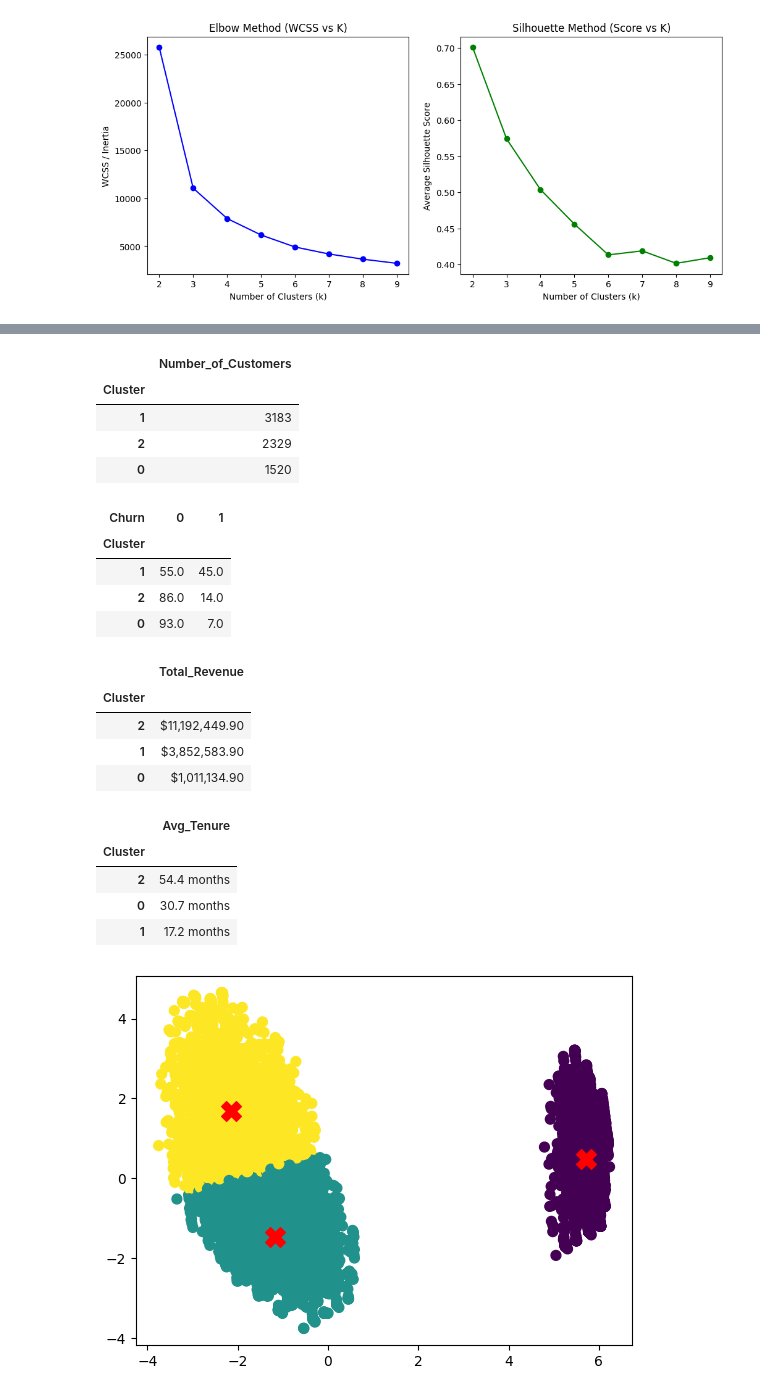
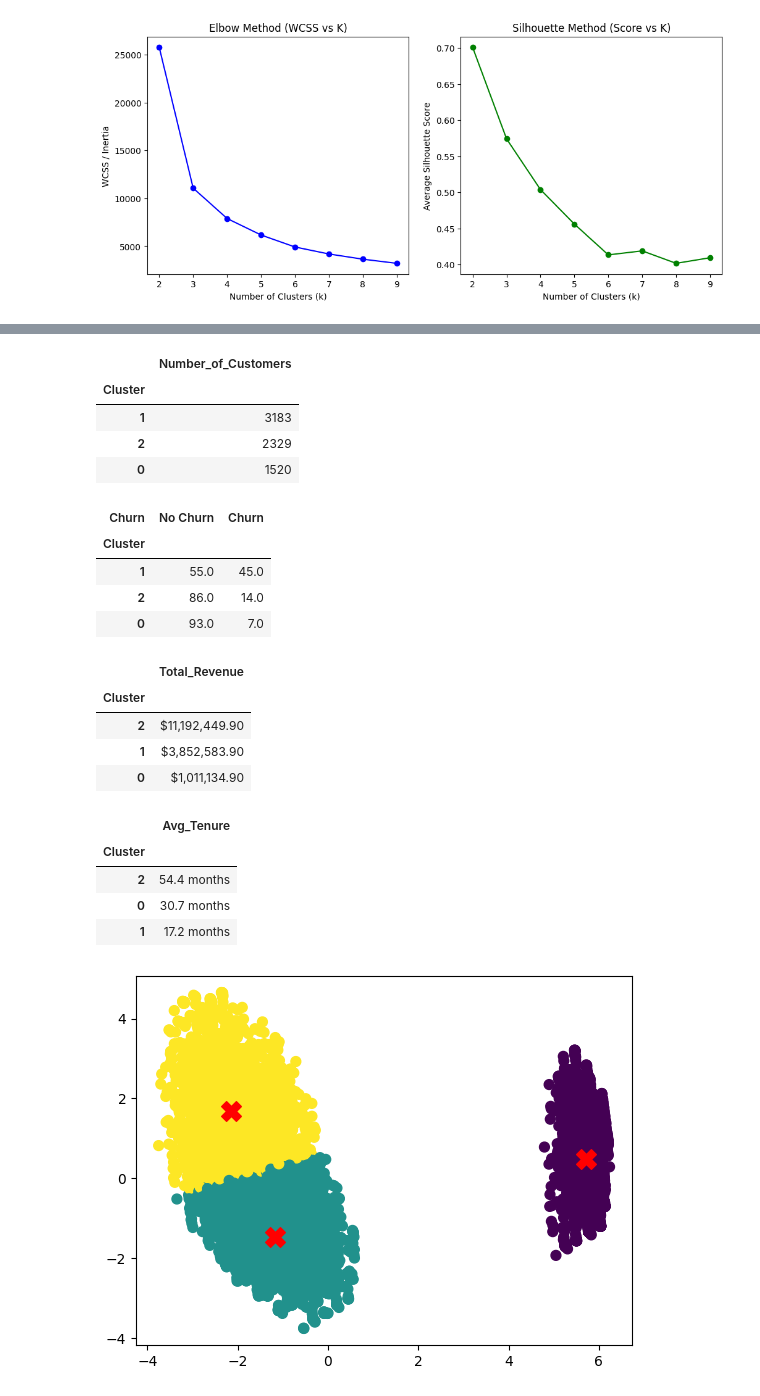
Before and after one commit to sam-volstad/churn_modeling, a Jupyter notebook: Retention.ipynb, the cells around one changed output, grey strips where cells are left out. Drawn from its saved outputs; the diff is of its cells as text; code cells hidden in the pictures.

```diff
--- a/Retention.ipynb
+++ b/Retention.ipynb
@@ -41,13 +40,40 @@ Establish dummy variables for categorical columns and prepare x_raw by removing
 # =========================
 # DATA CLEANING
 # =========================
+
+original_rows = len(df)
+
 df['TotalCharges'] = pd.to_numeric(df['TotalCharges'], errors='coerce')
+
+missing_totalcharges = df['TotalCharges'].isna().sum()
+
 df = df.dropna()
+
+final_rows = len(df)
+
 df['Churn'] = df['Churn'].map({'No': 0, 'Yes': 1})
 
 categorical_cols = df.select_dtypes(include=['object','str']).columns
 categorical_cols = categorical_cols.drop('customerID')
-df_encoded = pd.get_dummies(df, columns=categorical_cols, drop_first=True)
+df_encoded = pd.get_dummies(df, columns=list(categorical_cols), drop_first=True)
 
 x_raw = df_encoded.drop('Churn', axis=1)
 x_raw = x_raw.drop(['customerID', 'TotalCharges'], axis=1)
+
+
+cleaning_summary = pd.DataFrame({
+    "Metric": [
+        "Rows Before Cleaning",
+        "Rows After Cleaning",
+        "Rows Removed",
+        "Missing TotalCharges"
+    ],
+    "Value": [
+        original_rows,
+        final_rows,
+        original_rows - final_rows,
+        missing_totalcharges
+    ]
+})
+
+display(cleaning_summary)
@@ -120,11 +152,17 @@ display(
         .sort_values(['Number_of_Customers'], ascending=False)
         )
 
-display(cluster_df.groupby('Cluster')['Churn']
-        .value_counts(normalize=True).round(2).mul(100)
-        .unstack()
-        .sort_values(by= 1, ascending=False)
+churn_rate_by_cluster = (
+    cluster_df.groupby("Cluster")["Churn"]
+    .value_counts(normalize=True)
+    .round(2)
+    .mul(100)
+    .unstack()
+    .rename(columns={0: "No Churn", 1: "Churn"})
+    .sort_values(by="Churn", ascending=False)
 )
+
+display(churn_rate_by_cluster)
 
 display(
     cluster_df.groupby('Cluster')
@@ -255,34 +293,34 @@ fig3.update_layout(
 fig3.show()
 
 fig4 = px.bar(
     avg_tenure_summary,
     x='Cluster',
     y='Avg_Tenure',
     text='Avg_Tenure',
     title='Average Tenure by Cluster'
 )
 
 fig4.update_traces(
     texttemplate='%{text:.1f} months',
     textposition='auto'
 )
 
 fig4.update_layout(
     yaxis_range=[
         0,
         avg_tenure_summary['Avg_Tenure'].max() * 1.15
     ],
     yaxis_title='Average Tenure (months)',
     xaxis_title='Cluster'
 )
 fig4.show()
 # %% [output]
 |  | Number_of_Customers |
 | Cluster |  |
 | 1 | 3183 |
 | 2 | 2329 |
 | 0 | 1520 |
-| Churn | 0 | 1 |
+| Churn | No Churn | Churn |
 | Cluster |  |  |
 | 1 | 55.0 | 45.0 |
 | 2 | 86.0 | 14.0 |
```
Also changed, not shown: parts of 11 cells of this notebook, 30 other files.
